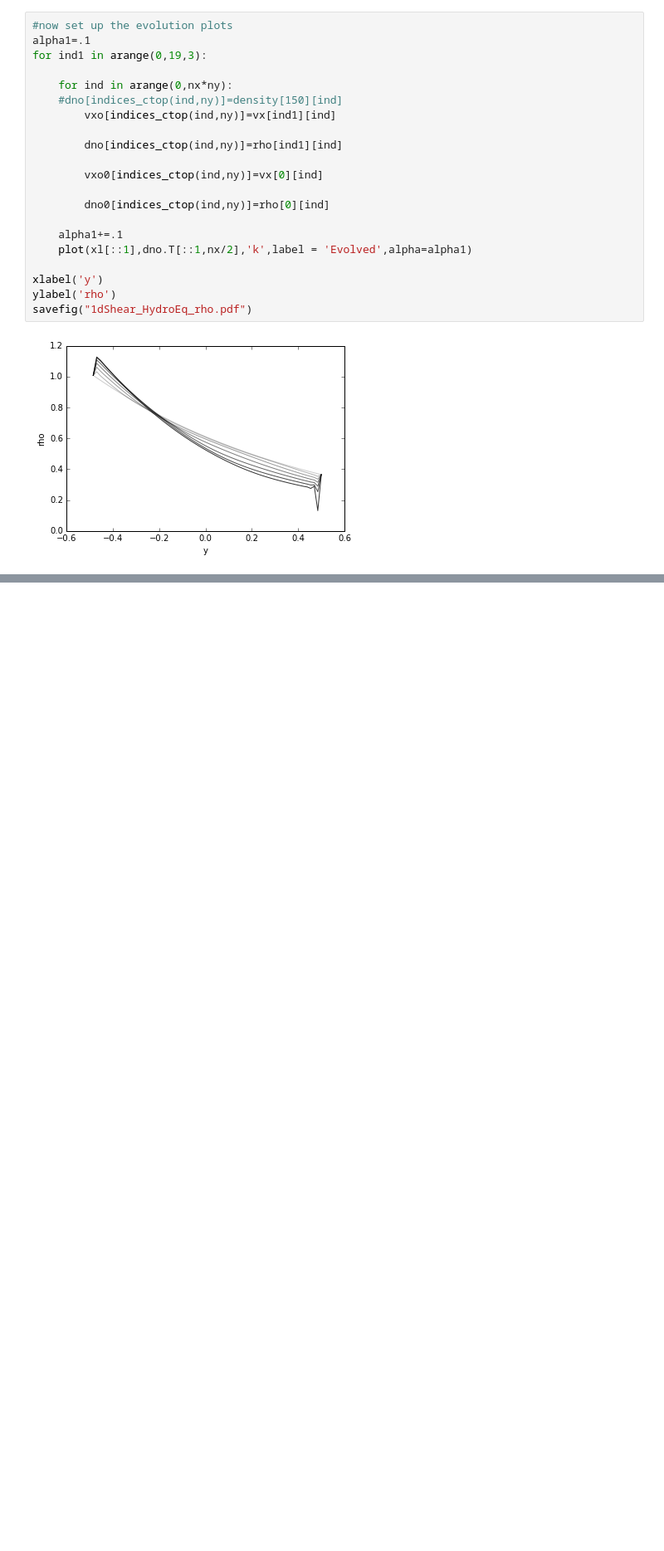
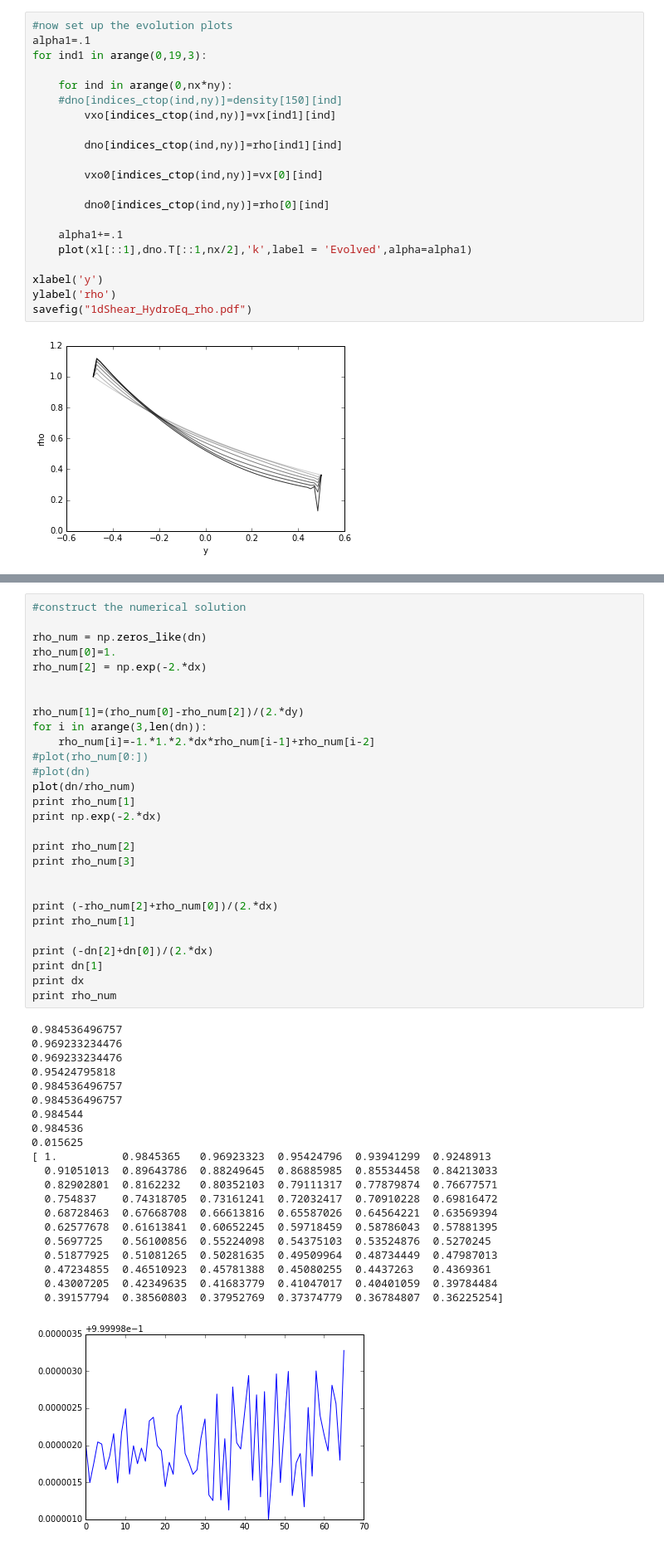
Before and after one commit to DSeligman/MAELSTROM2D, a Jupyter notebook: 1dSHEARFLOW_plots.ipynb, the cells around one changed output, grey strips where cells are left out. Shown: that part at 83% size. Cells and saved outputs as stored; diff of their text form; blank space fills up the shorter version.

```diff
--- a/1dSHEARFLOW_plots.ipynb
+++ b/1dSHEARFLOW_plots.ipynb
@@ -239,0 +284,50 @@ savefig("1dShear_HydroEq_rho.pdf")
+# %%
+#construct the numerical solution
+
+rho_num = np.zeros_like(dn)
+rho_num[0]=1.
+rho_num[2] = np.exp(-2.*dx)
+
+
+rho_num[1]=(rho_num[0]-rho_num[2])/(2.*dy)
+for i in arange(3,len(dn)):
+    rho_num[i]=-1.*1.*2.*dx*rho_num[i-1]+rho_num[i-2]
+#plot(rho_num[0:])
+#plot(dn)
+plot(dn/rho_num)
+print rho_num[1]
+print np.exp(-2.*dx)
+
+print rho_num[2]
+print rho_num[3]
+
+
+print (-rho_num[2]+rho_num[0])/(2.*dx)
+print rho_num[1]
+
+print (-dn[2]+dn[0])/(2.*dx)
+print dn[1]
+print dx
+print rho_num
+# %% [output]
+0.984536496757
+0.969233234476
+0.969233234476
+0.95424795818
+0.984536496757
+0.984536496757
+0.984544
+0.984536
+0.015625
+[ 1.          0.9845365   0.96923323  0.95424796  0.93941299  0.9248913
+  0.91051013  0.89643786  0.88249645  0.86885985  0.85534458  0.84213033
+  0.82902801  0.8162232   0.80352103  0.79111317  0.77879874  0.76677571
+  0.754837    0.74318705  0.73161241  0.72032417  0.70910228  0.69816472
+  0.68728463  0.67668708  0.66613816  0.65587026  0.64564221  0.63569394
+  0.62577678  0.61613841  0.60652245  0.59718459  0.58786043  0.57881395
+  0.5697725   0.56100856  0.55224098  0.54375103  0.53524876  0.5270245
+  0.51877925  0.51081265  0.50281635  0.49509964  0.48734449  0.47987013
+  0.47234855  0.46510923  0.45781388  0.45080255  0.4437263   0.4369361
+  0.43007205  0.42349635  0.41683779  0.41047017  0.40401059  0.39784484
+  0.39157794  0.38560803  0.37952769  0.37374779  0.36784807  0.36225254]
+[figure, added]
```
Also changed, not shown: parts of 4 cells of this notebook, 19 other files.
